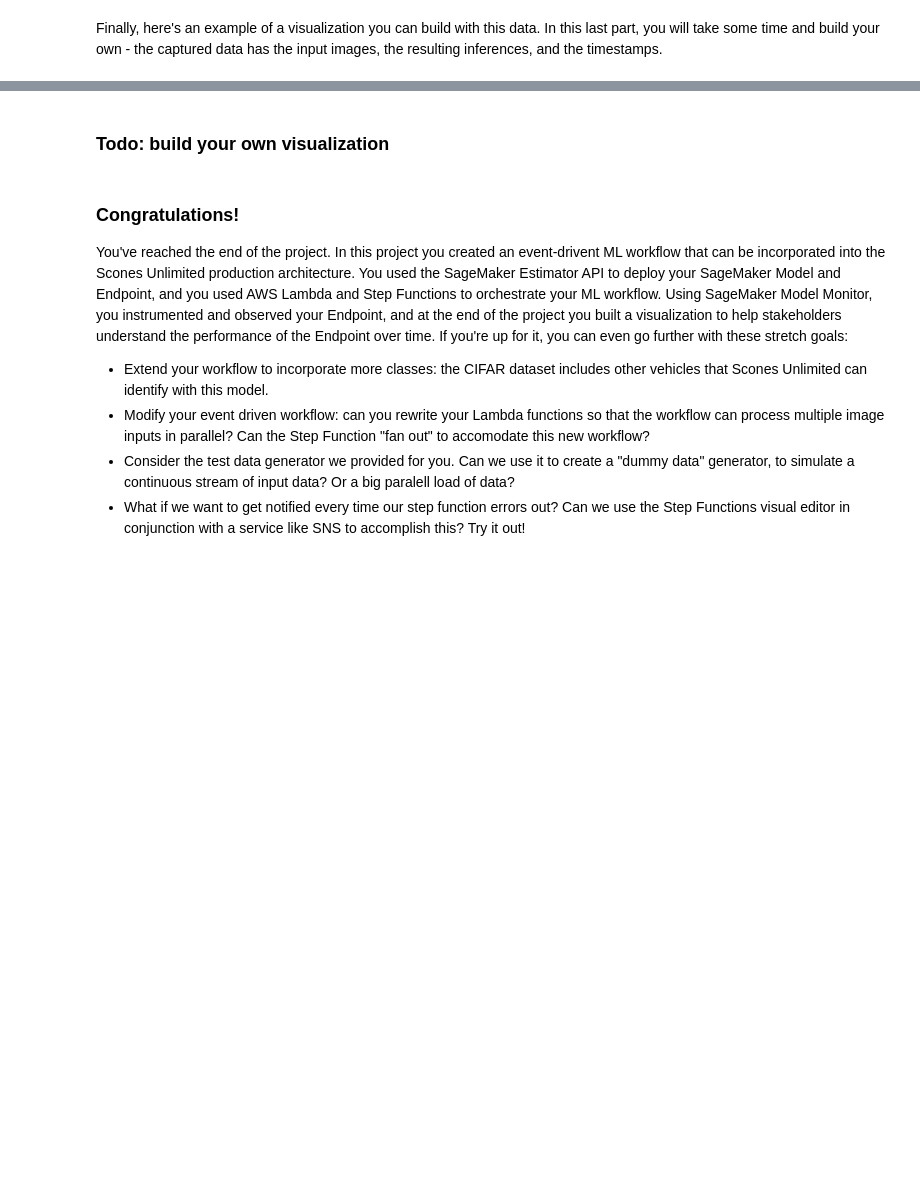
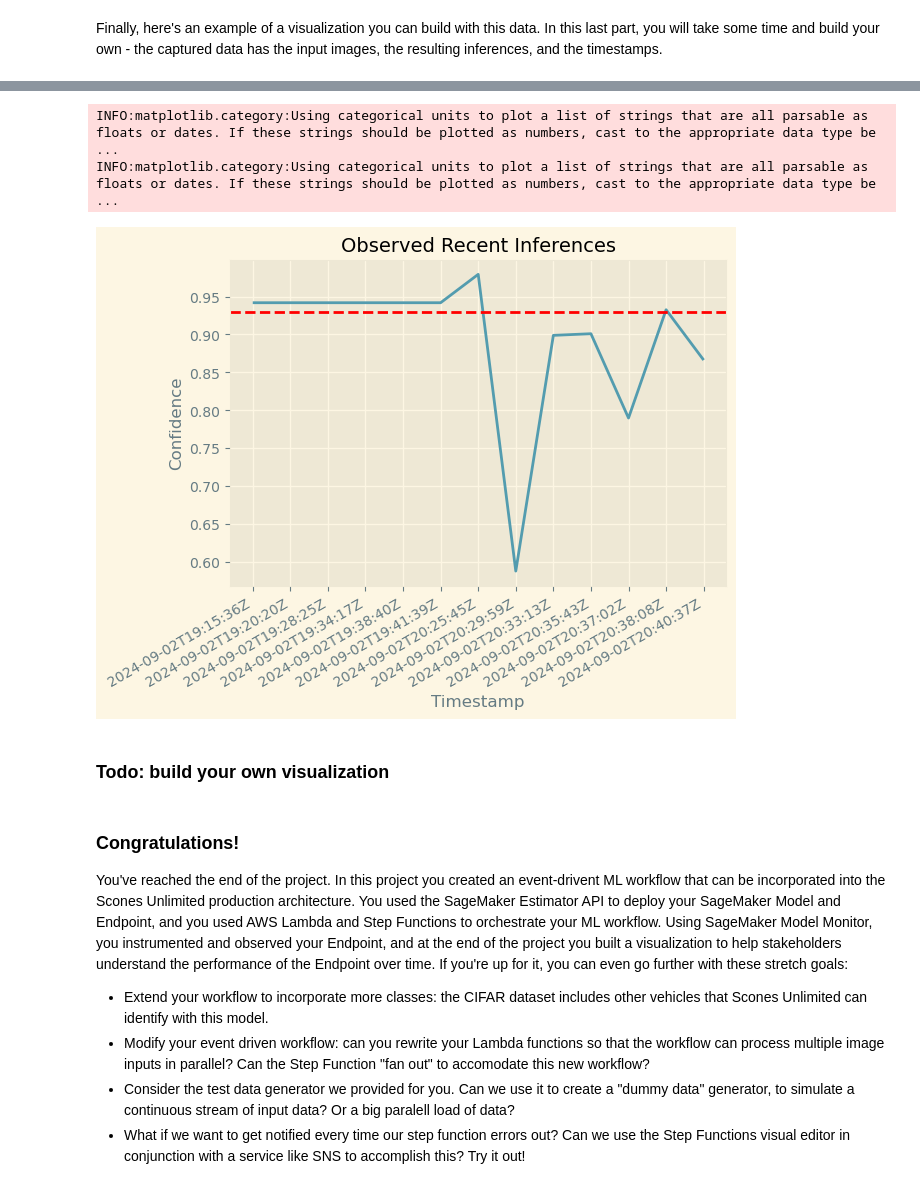
Before and after one commit to OmarAshraf01/Build-a-ML-Workflow-for-Scones-Unlimited-on-Amazon-Sagemaker, a Jupyter notebook: starter.ipynb, the cells around one changed output, grey strips where cells are left out. Saved outputs shown, nothing was run; the diff lists cells and outputs as text; code cells hidden in the pictures; blank space fills up the shorter version.

```diff
--- a/starter.ipynb
+++ b/starter.ipynb
@@ -652,3 +771,51 @@ plt.gcf().autofmt_xdate()
+# %%
+
+# Assuming THRESHOLD and data_points are already defined as per your code
+THRESHOLD = 0.93
+
+# Extract data points
+data_points = []
+for obj in json_data:
+    inference, timestamp = simple_getter(obj)
+    data_points.append((timestamp, max(inference)))
+
+# Sort data by timestamp
+data_points.sort()
+
+# Prepare x and y data for the plot
+x = [p[0] for p in data_points]
+y = [p[1] for p in data_points]
+
+# Define the line plot function
+def lineplot(x_data, y_data, x_label="", y_label="", title=""):
+    # Create the plot object
+    _, ax = plt.subplots()
+
+    # Plot the data with line
+    ax.plot(x_data, y_data, lw=2, color='#539caf', alpha=1)
+
+    # Plot the threshold line
+    ax.axhline(y=THRESHOLD, color='r', linestyle='--')
+
+    # Add titles and labels
+    ax.set_title(title, size=14)
+    ax.set_xlabel(x_label)
+    ax.set_ylabel(y_label)
+
+    # Set the style
+    plt.style.use("Solarize_Light2")
+
+    # Rotate the x-axis dates
+    plt.gcf().autofmt_xdate()
+
+    plt.show()
+
+# Call the function with appropriate labels and title
+lineplot(x, y, x_label="Timestamp", y_label="Confidence", title="Observed Recent Inferences")
+# %% [output]
+INFO:matplotlib.category:Using categorical units to plot a list of strings that are all parsable as floats or dates. If these strings should be plotted as numbers, cast to the appropriate data type be ...
+INFO:matplotlib.category:Using categorical units to plot a list of strings that are all parsable as floats or dates. If these strings should be plotted as numbers, cast to the appropriate data type be ...
+[figure, added]
 # %% [markdown]
 ### Todo: build your own visualization
 # %% [markdown]
```
Also changed, not shown: parts of 26 cells of this notebook, 28 other files.
